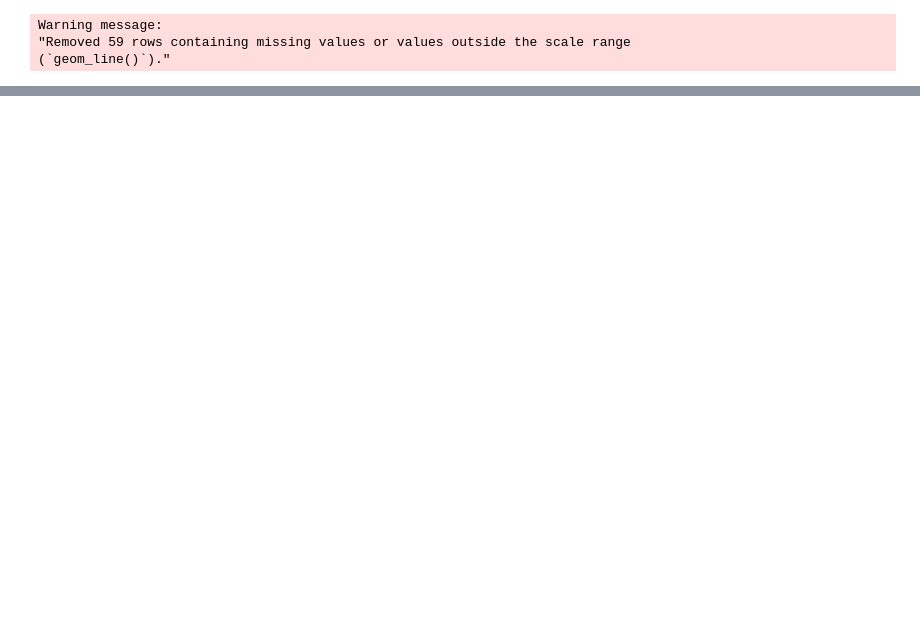
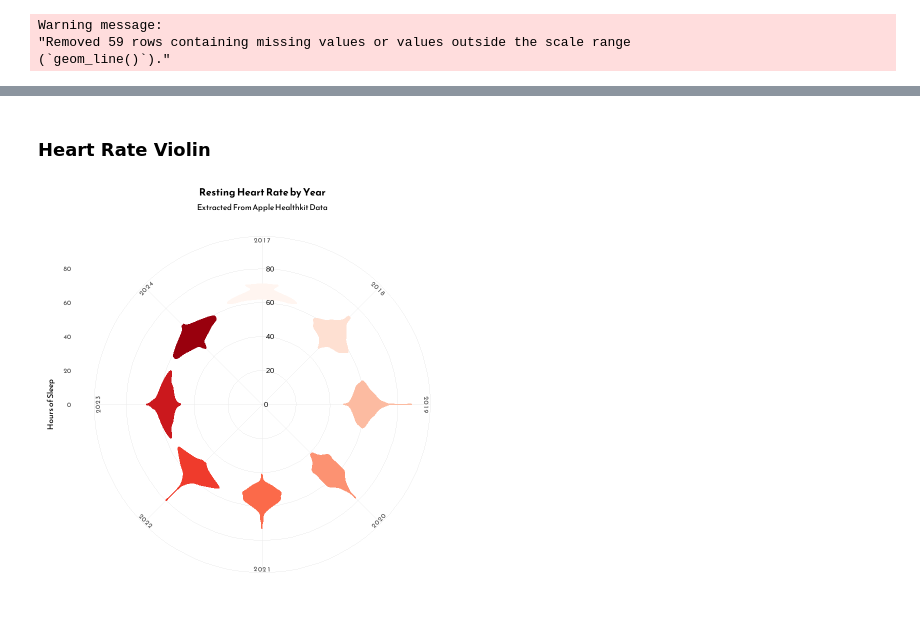
Before and after one commit to helloimfrei/apple-heart-rate, a Jupyter notebook: exploration/pretty_plots.ipynb, the cells around one changed output, grey strips where cells are left out. Drawn from its saved outputs; the diff is of its cells as text; code cells hidden in the pictures; blank space fills up the shorter version.

```diff
--- a/exploration/pretty_plots.ipynb
+++ b/exploration/pretty_plots.ipynb
@@ -87,0 +105,32 @@ fig
+# %% [markdown]
+### Heart Rate Violin
+# %%
+heart_by_year_fig <- ggplot(resting_heart, mapping = aes(x = factor(year), y = value)) +
+geom_violin(mapping = aes(fill = factor(year), color = factor(year)), size = 0.8) +
+scale_fill_brewer(palette = 'Reds') +
+scale_color_brewer(palette = 'Reds') +
+#scale_x_discrete(limits = c("Thursday", "Friday", "Saturday","Sunday", "Monday", "Tuesday", "Wednesday")) +
+labs(
+  title = "Resting Heart Rate by Year",
+  subtitle = 'Extracted From Apple Healthkit Data',
+  x = 'Day of Week',
+  y = 'Hours of Sleep',
+  fill = 'Day of Week',
+  color = 'Day of Week',
+  ) +
+  coord_curvedpolar(start = (360-22.5)*pi/180) +
+  theme(legend.position = "none",
+  #axis.text.y = element_blank(),
+  #axis.title.y = element_blank(),
+  axis.title.x = element_blank(),
+  plot.title = element_text(hjust = 0.5),
+  plot.subtitle = element_text(hjust = 0.5)) +
+  #there simply must be a better way
+  annotate("text", x = 1, y = 0, label = "0", hjust = -0.5) +
+  annotate("text", x = 1, y = 20, label = "20", hjust = -0.5) +
+  annotate("text", x = 1, y = 40, label = "40", hjust = -0.5) +
+  annotate("text", x = 1, y = 60, label = "60", hjust = -0.5) +
+  annotate("text", x = 1, y = 80, label = "80", hjust = -0.5)
+heart_by_year_fig
+# %% [output]
+[figure, added]
```
Also changed, not shown: parts of 13 cells of this notebook, 5 other files.
